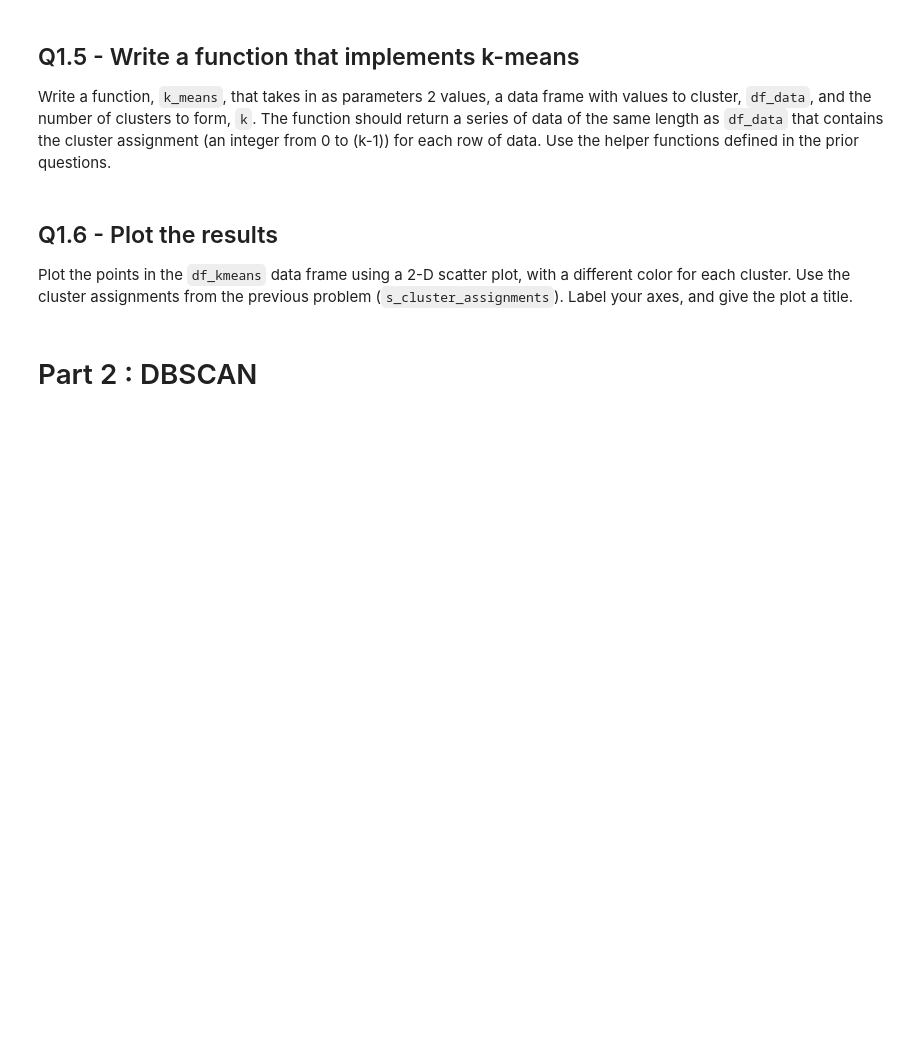
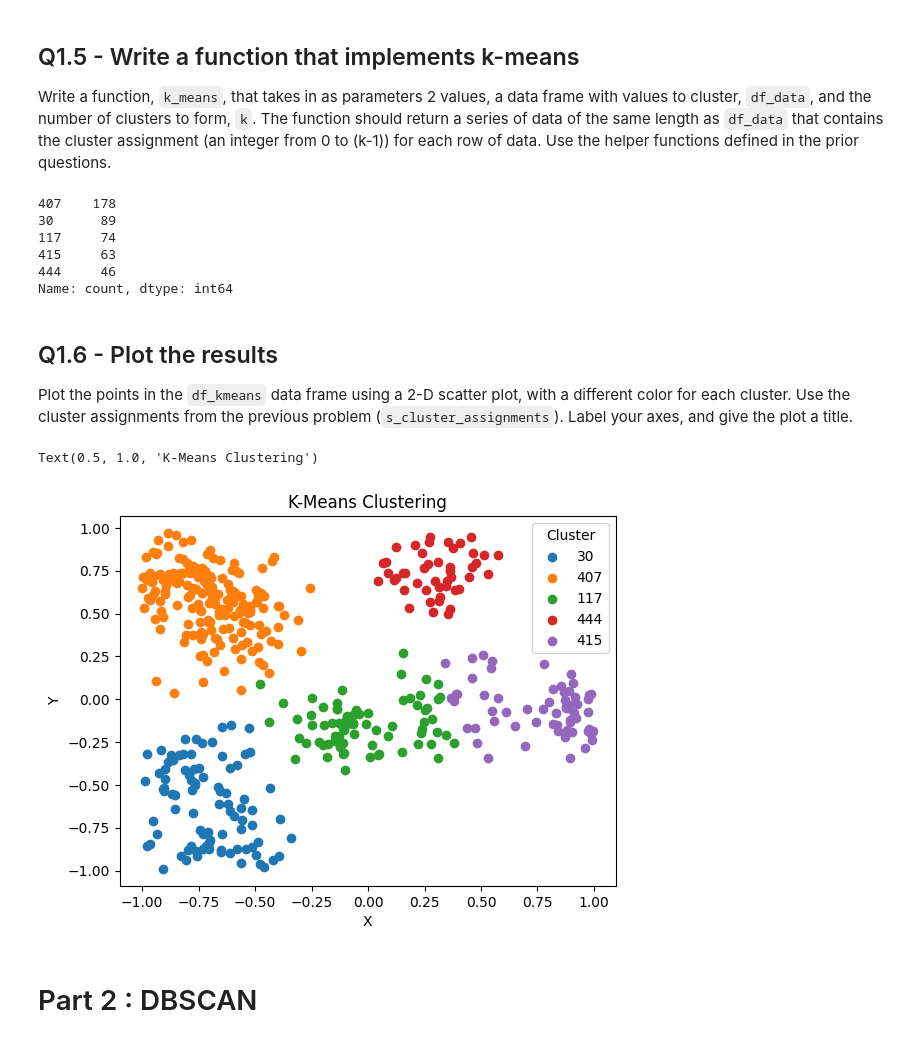
Before and after one commit to BictorFonseca/DataAnalysis, a Jupyter notebook: CS329E_HW10.ipynb, the cells around one changed output. Cells and saved outputs as stored; diff of their text form; code cells hidden in the pictures; blank space fills up the shorter version.

```diff
--- a/CS329E_HW10.ipynb
+++ b/CS329E_HW10.ipynb
@@ -152,7 +149,26 @@ def k_means( df_data, k ):
+# %%
+def k_means( df_data, k ):
+    oldCent = init_centroids(df_data,k)
+    assignments = assign_to_centroid(df_data, oldCent)
+    newCent = compute_centroids(df_data, assignments)
+    #print(newCent, oldCent)
+    while not compare_centroids(oldCent, newCent):
+        oldCent= newCent
+        assignments = assign_to_centroid(df_data, oldCent)
+        newCent = compute_centroids(df_data, assignments)
+    # your code here
+    return assignments
 # %%
 # Call k_means with k = 5 to test
 s_cluster_assignment = k_means( df_kmeans, 5)
 s_cluster_assignment.value_counts()
+# %% [output]
+407    178
+30      89
+117     74
+415     63
+444     46
+Name: count, dtype: int64
 # %% [markdown]
 ## Q1.6 - Plot the results
 
@@ -164,3 +176,17 @@ Plot the points in the `df_kmeans` data frame using a 2-D scatter plot, with a d
+# %%
+df_kmeans["cluster"] = s_cluster_assignment
+unique_clusters = df_kmeans['cluster'].unique()
+for cluster in unique_clusters:
+    cluster_data = df_kmeans[df_kmeans['cluster'] == cluster]
+    plt.scatter(cluster_data['x'], cluster_data['y'], label=str(cluster))
+
+plt.legend(title='Cluster')
+plt.xlabel('X')
+plt.ylabel('Y')
+plt.title('K-Means Clustering')
+# %% [output]
+Text(0.5, 1.0, 'K-Means Clustering')
+[figure, added]
 # %% [markdown]
 # Part 2 : DBSCAN
 # %% [markdown]
```
Also changed, not shown: parts of 2 cells of this notebook.
